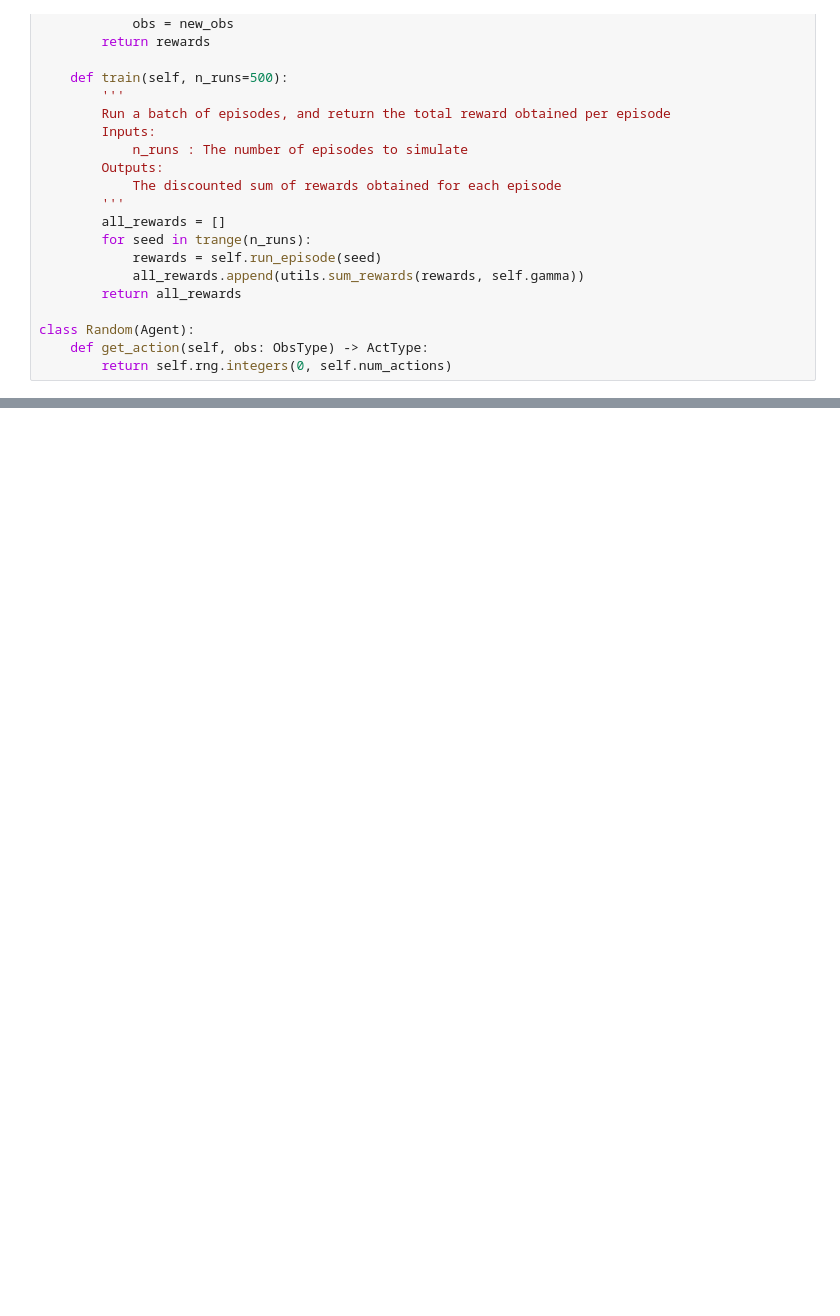
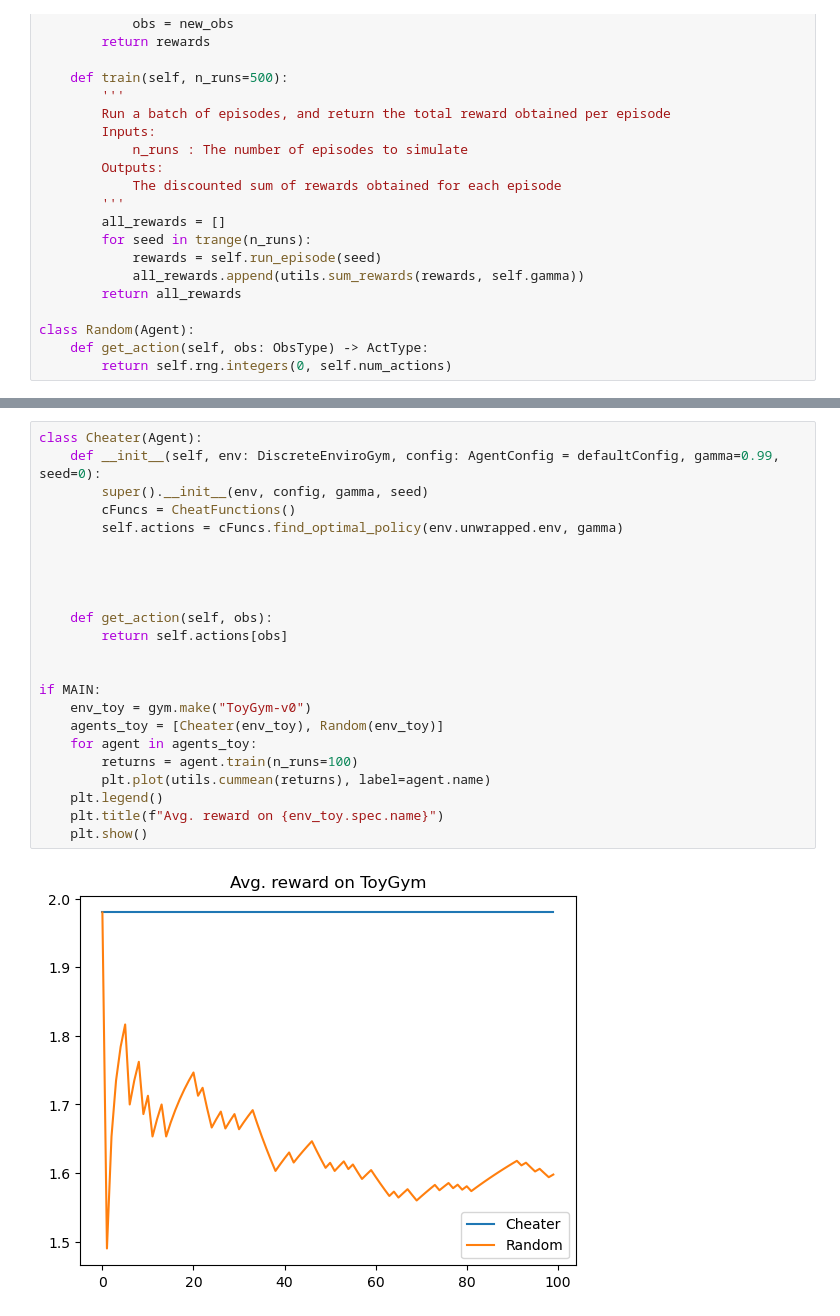
Before and after one commit to starship006/ARENA-work, a Jupyter notebook: w6/w6d3.ipynb, the cells around one changed output, grey strips where cells are left out. Cells and saved outputs as stored; diff of their text form; blank space fills up the shorter version.

```diff
--- a/w6/w6d3.ipynb
+++ b/w6/w6d3.ipynb
@@ -153,0 +226,25 @@ class Random(Agent):
+# %%
+class Cheater(Agent):
+    def __init__(self, env: DiscreteEnviroGym, config: AgentConfig = defaultConfig, gamma=0.99, seed=0):
+        super().__init__(env, config, gamma, seed)
+        cFuncs = CheatFunctions()
+        self.actions = cFuncs.find_optimal_policy(env.unwrapped.env, gamma)
+
+
+
+
+    def get_action(self, obs):
+        return self.actions[obs]
+
+
+if MAIN:
+    env_toy = gym.make("ToyGym-v0")
+    agents_toy = [Cheater(env_toy), Random(env_toy)]
+    for agent in agents_toy:
+        returns = agent.train(n_runs=100)
+        plt.plot(utils.cummean(returns), label=agent.name)
+    plt.legend()
+    plt.title(f"Avg. reward on {env_toy.spec.name}")
+    plt.show()
+# %% [output]
+[figure, added]
```
Also changed, not shown: parts of 7 cells of this notebook.
